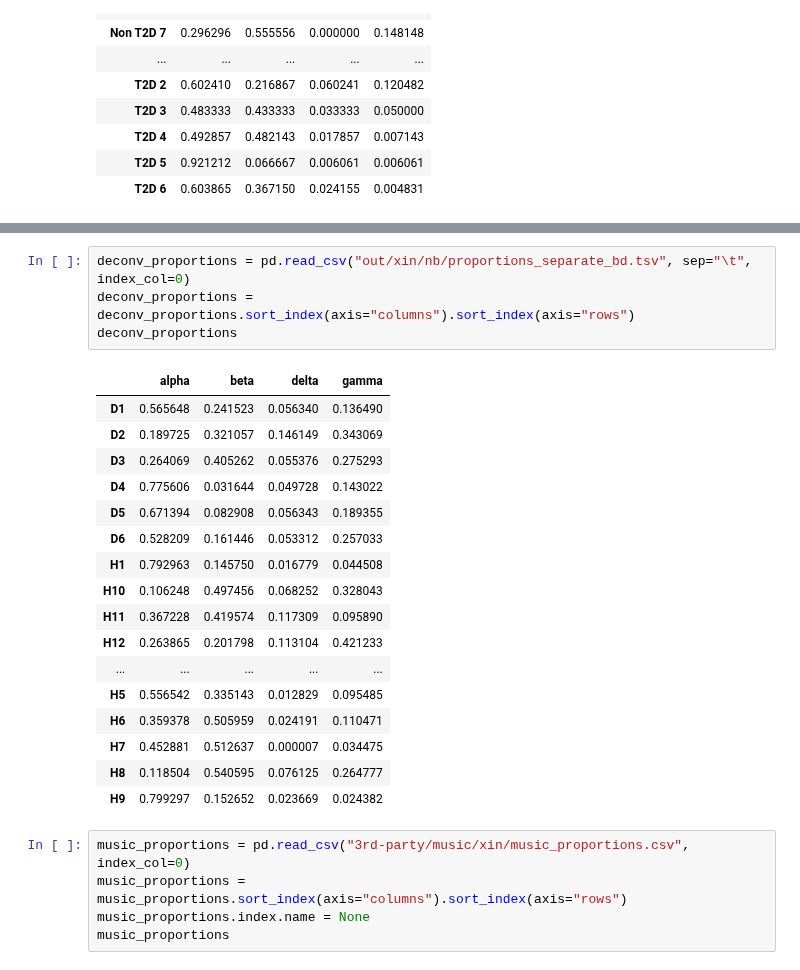
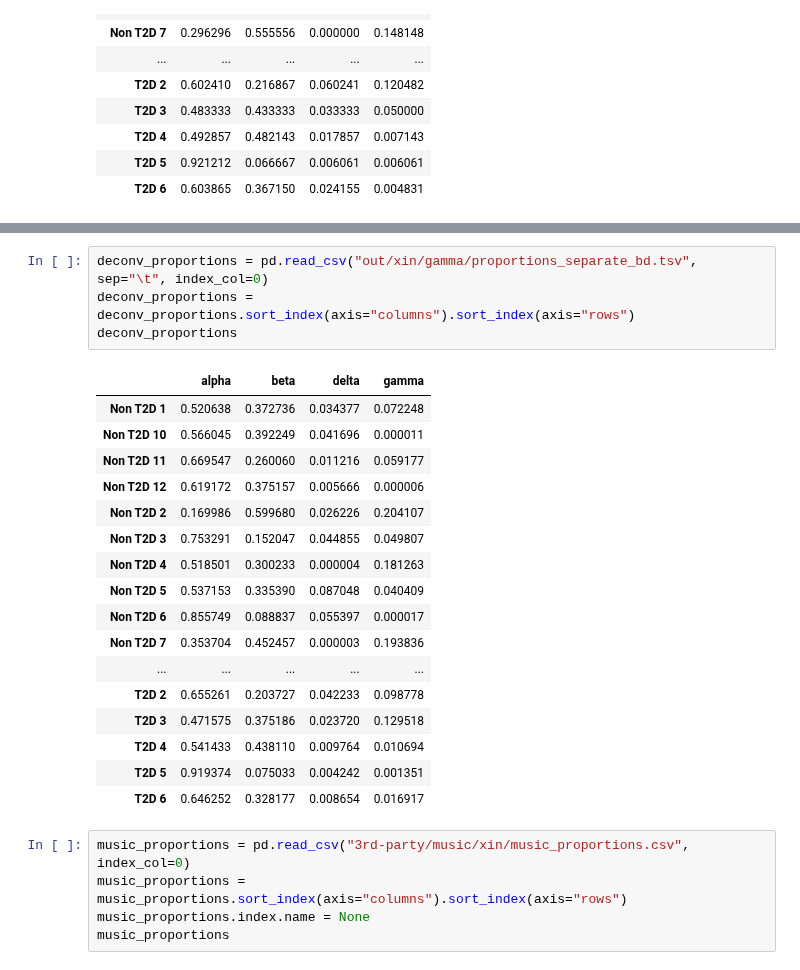
Before and after one commit to lutrarutra/deconv, a Jupyter notebook: benchmarks/xin_comparison.ipynb, the cells around one changed output, grey strips where cells are left out. Cells and saved outputs as stored; diff of their text form.

```diff
--- a/benchmarks/xin_comparison.ipynb
+++ b/benchmarks/xin_comparison.ipynb
@@ -42,25 +58,25 @@ FileNotFoundError: [Errno 2] No such file or directory: '3rd-party/cibersort/xin
 # %%
-deconv_proportions = pd.read_csv("out/xin/nb/proportions_separate_bd.tsv", sep="\t", index_col=0)
+deconv_proportions = pd.read_csv("out/xin/gamma/proportions_separate_bd.tsv", sep="\t", index_col=0)
 deconv_proportions = deconv_proportions.sort_index(axis="columns").sort_index(axis="rows")
 deconv_proportions
 # %% [output]
 |  | alpha | beta | delta | gamma |
-| D1 | 0.565648 | 0.241523 | 0.056340 | 0.136490 |
-| D2 | 0.189725 | 0.321057 | 0.146149 | 0.343069 |
-| D3 | 0.264069 | 0.405262 | 0.055376 | 0.275293 |
-| D4 | 0.775606 | 0.031644 | 0.049728 | 0.143022 |
-| D5 | 0.671394 | 0.082908 | 0.056343 | 0.189355 |
-| D6 | 0.528209 | 0.161446 | 0.053312 | 0.257033 |
-| H1 | 0.792963 | 0.145750 | 0.016779 | 0.044508 |
-| H10 | 0.106248 | 0.497456 | 0.068252 | 0.328043 |
-| H11 | 0.367228 | 0.419574 | 0.117309 | 0.095890 |
-| H12 | 0.263865 | 0.201798 | 0.113104 | 0.421233 |
+| Non T2D 1 | 0.520638 | 0.372736 | 0.034377 | 0.072248 |
+| Non T2D 10 | 0.566045 | 0.392249 | 0.041696 | 0.000011 |
+| Non T2D 11 | 0.669547 | 0.260060 | 0.011216 | 0.059177 |
+| Non T2D 12 | 0.619172 | 0.375157 | 0.005666 | 0.000006 |
+| Non T2D 2 | 0.169986 | 0.599680 | 0.026226 | 0.204107 |
+| Non T2D 3 | 0.753291 | 0.152047 | 0.044855 | 0.049807 |
+| Non T2D 4 | 0.518501 | 0.300233 | 0.000004 | 0.181263 |
+| Non T2D 5 | 0.537153 | 0.335390 | 0.087048 | 0.040409 |
+| Non T2D 6 | 0.855749 | 0.088837 | 0.055397 | 0.000017 |
+| Non T2D 7 | 0.353704 | 0.452457 | 0.000003 | 0.193836 |
 | ... | ... | ... | ... | ... |
-| H5 | 0.556542 | 0.335143 | 0.012829 | 0.095485 |
-| H6 | 0.359378 | 0.505959 | 0.024191 | 0.110471 |
-| H7 | 0.452881 | 0.512637 | 0.000007 | 0.034475 |
-| H8 | 0.118504 | 0.540595 | 0.076125 | 0.264777 |
-| H9 | 0.799297 | 0.152652 | 0.023669 | 0.024382 |
+| T2D 2 | 0.655261 | 0.203727 | 0.042233 | 0.098778 |
+| T2D 3 | 0.471575 | 0.375186 | 0.023720 | 0.129518 |
+| T2D 4 | 0.541433 | 0.438110 | 0.009764 | 0.010694 |
+| T2D 5 | 0.919374 | 0.075033 | 0.004242 | 0.001351 |
+| T2D 6 | 0.646252 | 0.328177 | 0.008654 | 0.016917 |
 # %%
 music_proportions = pd.read_csv("3rd-party/music/xin/music_proportions.csv", index_col=0)
 music_proportions = music_proportions.sort_index(axis="columns").sort_index(axis="rows")
```
Also changed, not shown: parts of 8 cells of this notebook, 6 other files.
